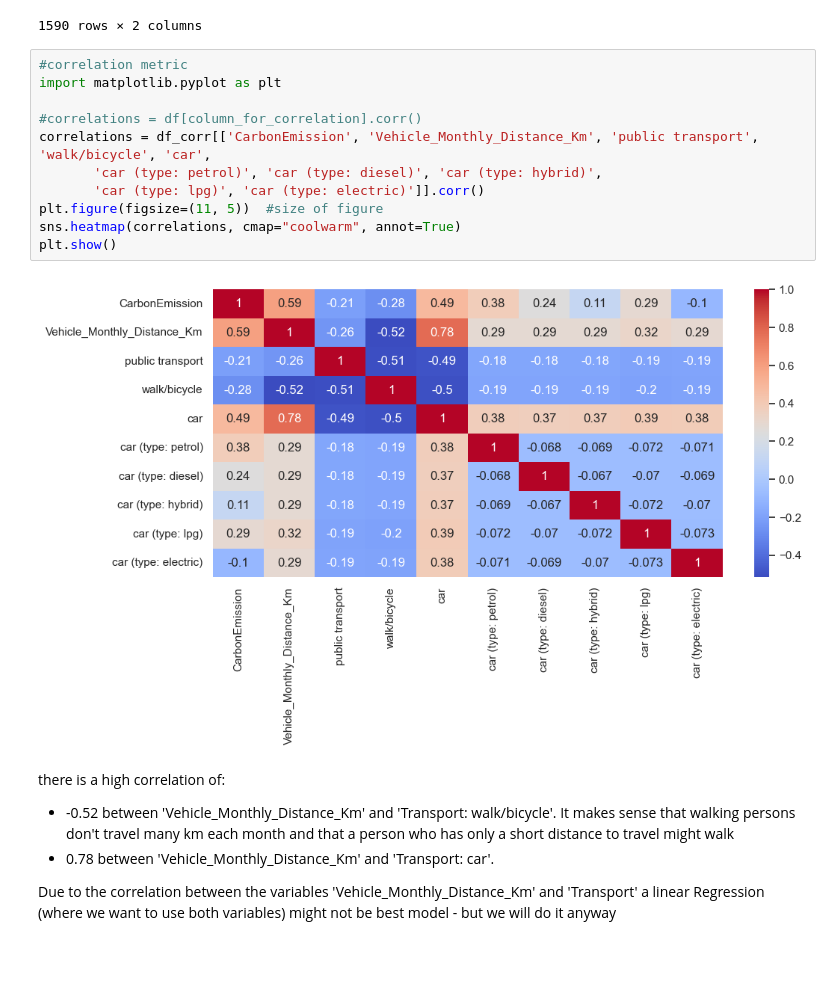
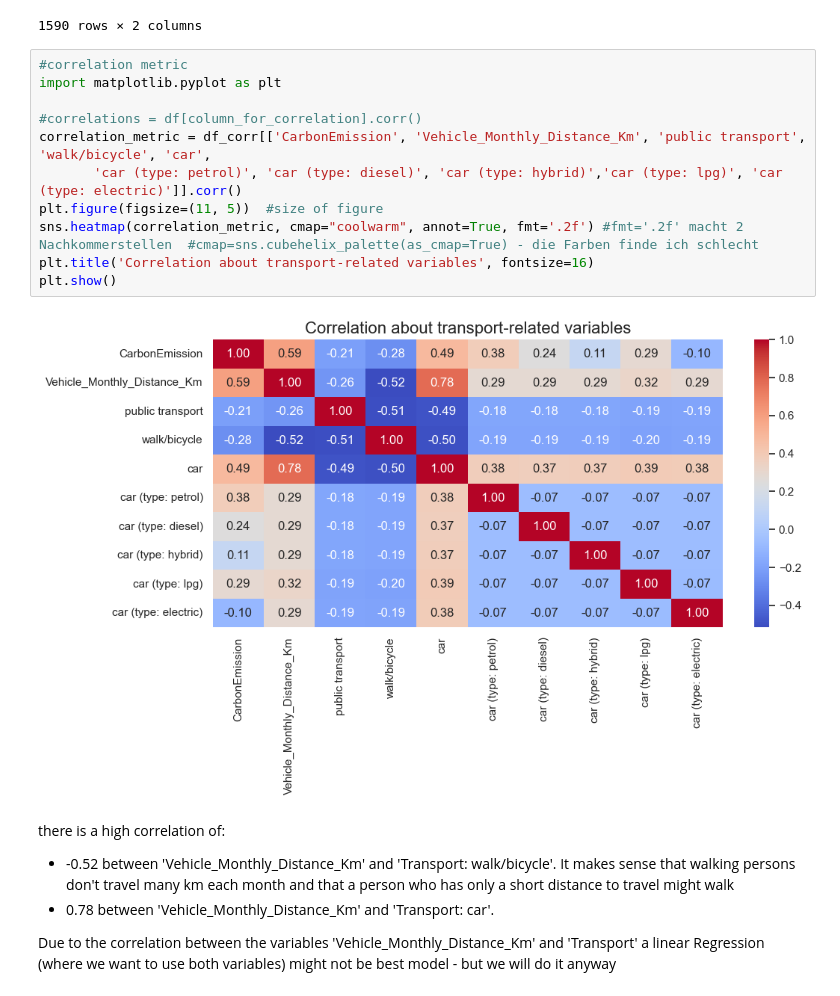
Before and after one commit to e-prossinger/CarbonFootprint_TechLab, a Jupyter notebook: 00_for_publication_linear-regression-for-carbon-footprint.ipynb, the cells around one changed output. Drawn from its saved outputs; the diff is of its cells as text; blank space fills up the shorter version.

```diff
--- a/00_for_publication_linear-regression-for-carbon-footprint.ipynb
+++ b/00_for_publication_linear-regression-for-carbon-footprint.ipynb
@@ -391,16 +418,16 @@ distance_counts
 # %%
 #correlation metric
 import matplotlib.pyplot as plt
 
 #correlations = df[column_for_correlation].corr()
-correlations = df_corr[['CarbonEmission', 'Vehicle_Monthly_Distance_Km', 'public transport', 'walk/bicycle', 'car',
-       'car (type: petrol)', 'car (type: diesel)', 'car (type: hybrid)',
-       'car (type: lpg)', 'car (type: electric)']].corr()
+correlation_metric = df_corr[['CarbonEmission', 'Vehicle_Monthly_Distance_Km', 'public transport', 'walk/bicycle', 'car',
+       'car (type: petrol)', 'car (type: diesel)', 'car (type: hybrid)','car (type: lpg)', 'car (type: electric)']].corr()
 plt.figure(figsize=(11, 5))  #size of figure
-sns.heatmap(correlations, cmap="coolwarm", annot=True)
+sns.heatmap(correlation_metric, cmap="coolwarm", annot=True, fmt='.2f') #fmt='.2f' macht 2 Nachkommerstellen  #cmap=sns.cubehelix_palette(as_cmap=True) - die Farben finde ich schlecht
+plt.title('Correlation about transport-related variables', fontsize=16)
 plt.show()
 # %% [output]
-[figure, old version]
+[figure, new version]
 # %% [markdown]
 there is a high correlation of:
 * -0.52 between 'Vehicle_Monthly_Distance_Km' and 'Transport: walk/bicycle'. It makes sense that walking persons don't travel many km each month and that a person who has only a short distance to travel might walk
```
Also changed, not shown: parts of 32 cells of this notebook.
